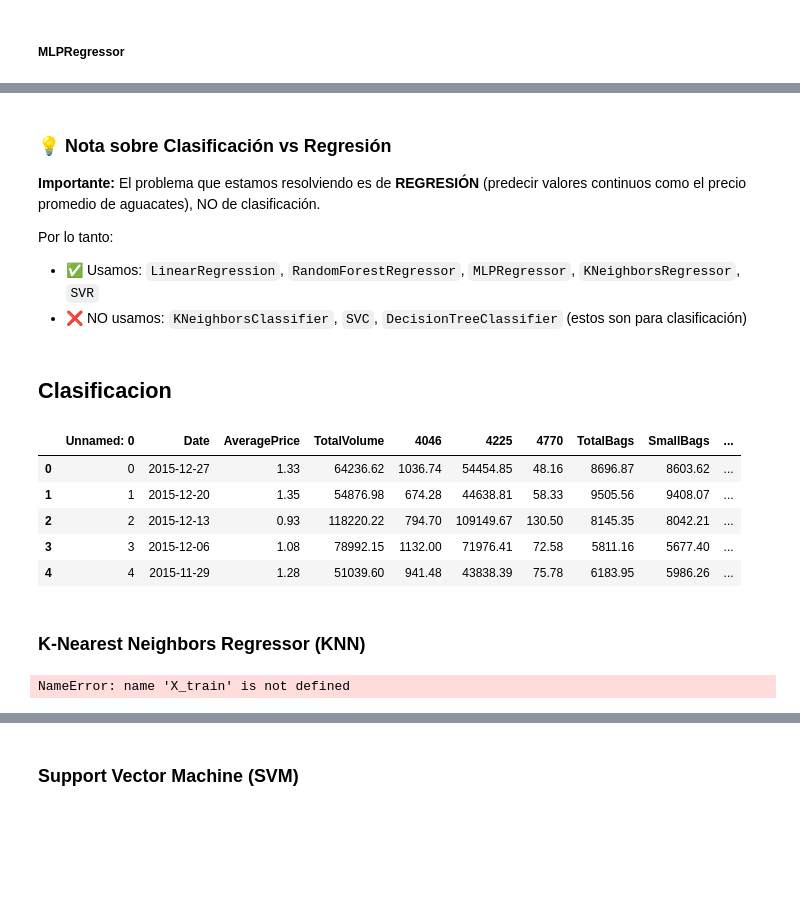
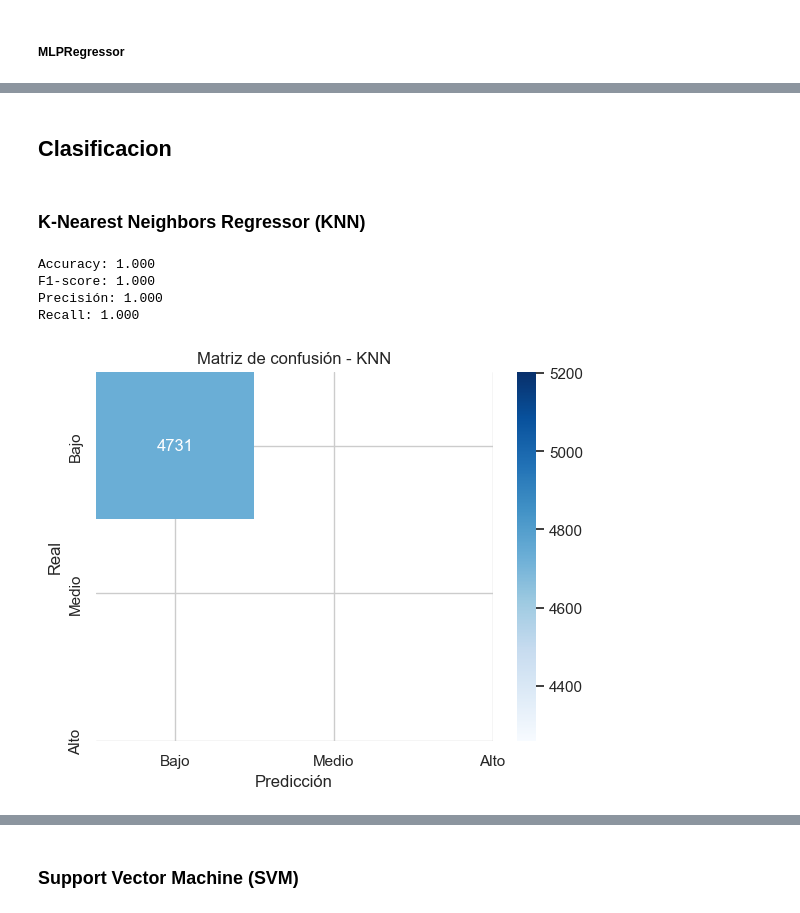
Before and after one commit to briangonzalez2/proyecto_datos_2, a Jupyter notebook: main.ipynb, the cells around one changed output, grey strips where cells are left out. Saved outputs shown, nothing was run; the diff lists cells and outputs as text; code cells hidden in the pictures; blank space fills up the shorter version.

```diff
--- a/main.ipynb
+++ b/main.ipynb
@@ -395,34 +374,65 @@ df_pred.head(10)
-# %% [markdown]
-### 💡 Nota sobre Clasificación vs Regresión
-
-**Importante:** El problema que estamos resolviendo es de **REGRESIÓN** (predecir valores continuos como el precio promedio de aguacates), NO de clasificación.
-
-Por lo tanto:
-- ✅ Usamos: `LinearRegression`, `RandomForestRegressor`, `MLPRegressor`, `KNeighborsRegressor`, `SVR`
-- ❌ NO usamos: `KNeighborsClassifier`, `SVC`, `DecisionTreeClassifier` (estos son para clasificación)
 # %% [markdown]
 ## Clasificacion
-# %%
-import pandas as pd
-
-df = pd.read_csv("avocado.csv")
-df.head()
-# %% [output]
-|  | Unnamed: 0 | Date | AveragePrice | TotalVolume | 4046 | 4225 | 4770 | TotalBags | SmallBags | ... |
-| 0 | 0 | 2015-12-27 | 1.33 | 64236.62 | 1036.74 | 54454.85 | 48.16 | 8696.87 | 8603.62 | ... |
-| 1 | 1 | 2015-12-20 | 1.35 | 54876.98 | 674.28 | 44638.81 | 58.33 | 9505.56 | 9408.07 | ... |
-| 2 | 2 | 2015-12-13 | 0.93 | 118220.22 | 794.70 | 109149.67 | 130.50 | 8145.35 | 8042.21 | ... |
-| 3 | 3 | 2015-12-06 | 1.08 | 78992.15 | 1132.00 | 71976.41 | 72.58 | 5811.16 | 5677.40 | ... |
-| 4 | 4 | 2015-11-29 | 1.28 | 51039.60 | 941.48 | 43838.39 | 75.78 | 6183.95 | 5986.26 | ... |
 # %% [markdown]
 ### K-Nearest Neighbors Regressor (KNN)
 # %%
 from sklearn.neighbors import KNeighborsClassifier
+from sklearn.metrics import accuracy_score, confusion_matrix, f1_score, precision_score, recall_score
+import seaborn as sns
+import matplotlib.pyplot as plt
 
+# Crear la variable categórica de precios
+df_minmax['price_category'] = pd.cut(
+    df_minmax['averageprice'],
+    bins=[0, 1.2, 1.6, 3],
+    labels=['Bajo', 'Medio', 'Alto'],
+    include_lowest=True
+)
+
+# Eliminar filas donde no se pudo clasificar el precio
+df_minmax = df_minmax.dropna(subset=['price_category'])
+
+# Rellenar NaN solo en columnas numéricas
+df_minmax[df_minmax.select_dtypes(include=['float64', 'int64']).columns] = \
+    df_minmax.select_dtypes(include=['float64', 'int64']).fillna(0)
+
+# Reasignar y_train y y_test con las categorías de precio
+y_train = df_minmax.loc[X_train.index, 'price_category']
+y_test = df_minmax.loc[X_test.index, 'price_category']
+
+# Entrenar el modelo
 modelo_knn = KNeighborsClassifier(n_neighbors=5)
 modelo_knn.fit(X_train, y_train)
+y_pred_knn = modelo_knn.predict(X_test)
 
-y_pred_knn = modelo_knn.predict(X_test)
-print(f"Precisión KNN: {accuracy_score(y_test, y_pred_knn)}")
+# Métricas
+accuracy = accuracy_score(y_test, y_pred_knn)
+f1 = f1_score(y_test, y_pred_knn, average='weighted')
+precision = precision_score(y_test, y_pred_knn, average='weighted')
+recall = recall_score(y_test, y_pred_knn, average='weighted')
+
+print(f"Accuracy: {accuracy:.3f}")
+print(f"F1-score: {f1:.3f}")
+print(f"Precisión: {precision:.3f}")
+print(f"Recall: {recall:.3f}")
+
+# Matriz de confusión
+cm = confusion_matrix(y_test, y_pred_knn)
+sns.heatmap(
+    cm,
+    annot=True,
+    fmt="d",
+    cmap='Blues',
+    xticklabels=['Bajo', 'Medio', 'Alto'],
+    yticklabels=['Bajo', 'Medio', 'Alto']
+)
+plt.xlabel('Predicción')
+plt.ylabel('Real')
+plt.title('Matriz de confusión - KNN')
+plt.show()
 # %% [output]
-NameError: name 'X_train' is not defined
+Accuracy: 1.000
+F1-score: 1.000
+Precisión: 1.000
+Recall: 1.000
+[figure, added]
```
Also changed, not shown: parts of 39 cells of this notebook.
